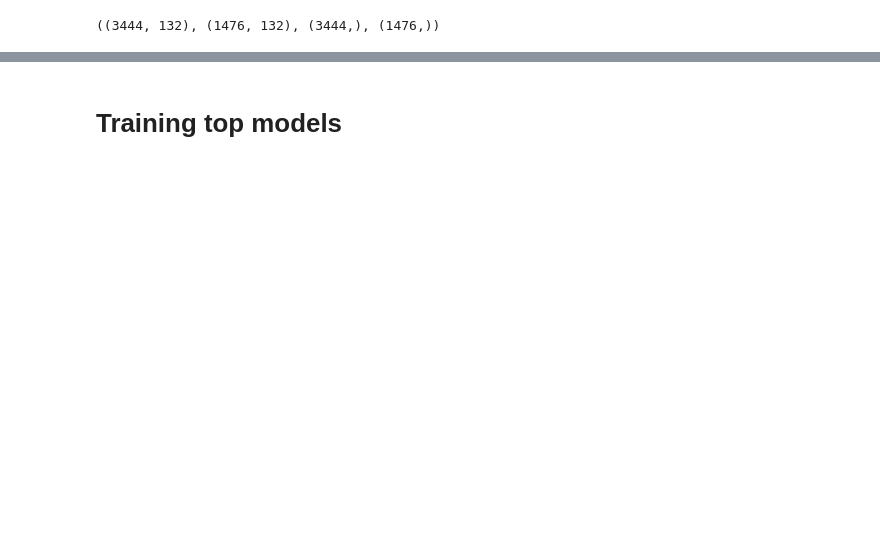
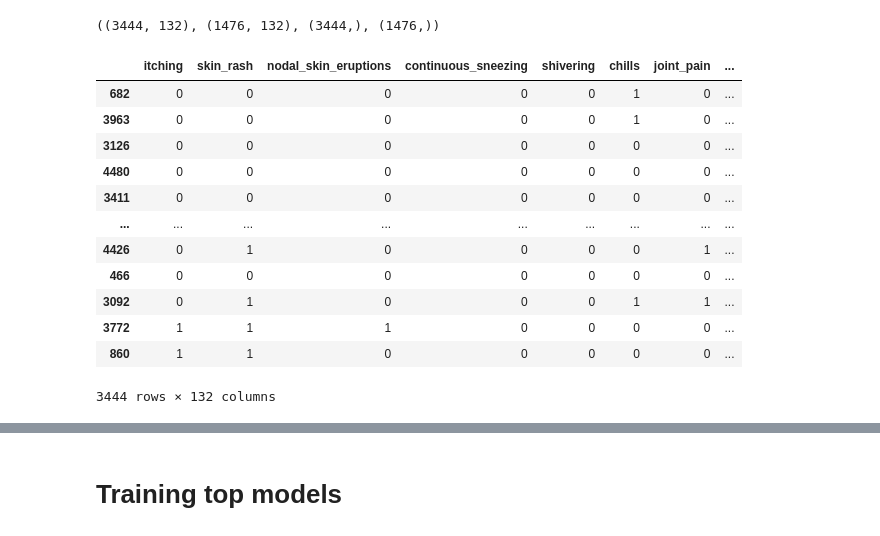
Before and after one commit to brendan1928/Project-4-Team-8, a Jupyter notebook: HealthCareML_Code_Roshni.ipynb, the cells around one changed output, grey strips where cells are left out. Cells and saved outputs as stored; diff of their text form; code cells hidden in the pictures; blank space fills up the shorter version.

```diff
--- a/HealthCareML_Code_Roshni.ipynb
+++ b/HealthCareML_Code_Roshni.ipynb
@@ -102,3 +174,19 @@ X_train, X_test, y_train, y_test = train_test_split(X, Y, test_size=0.3, random_
 X_train.shape, X_test.shape, y_train.shape, y_test.shape
 # %% [output]
 ((3444, 132), (1476, 132), (3444,), (1476,))
+# %%
+X_train
+# %% [output]
+|  | itching | skin_rash | nodal_skin_eruptions | continuous_sneezing | shivering | chills | joint_pain | ... |
+| 682 | 0 | 0 | 0 | 0 | 0 | 1 | 0 | ... |
+| 3963 | 0 | 0 | 0 | 0 | 0 | 1 | 0 | ... |
+| 3126 | 0 | 0 | 0 | 0 | 0 | 0 | 0 | ... |
+| 4480 | 0 | 0 | 0 | 0 | 0 | 0 | 0 | ... |
+| 3411 | 0 | 0 | 0 | 0 | 0 | 0 | 0 | ... |
+| ... | ... | ... | ... | ... | ... | ... | ... | ... |
+| 4426 | 0 | 1 | 0 | 0 | 0 | 0 | 1 | ... |
+| 466 | 0 | 0 | 0 | 0 | 0 | 0 | 0 | ... |
+| 3092 | 0 | 1 | 0 | 0 | 0 | 1 | 1 | ... |
+| 3772 | 1 | 1 | 1 | 0 | 0 | 0 | 0 | ... |
+| 860 | 1 | 1 | 0 | 0 | 0 | 0 | 0 | ... |
+3444 rows × 132 columns
```
Also changed, not shown: parts of 22 cells of this notebook, 29 other files.
